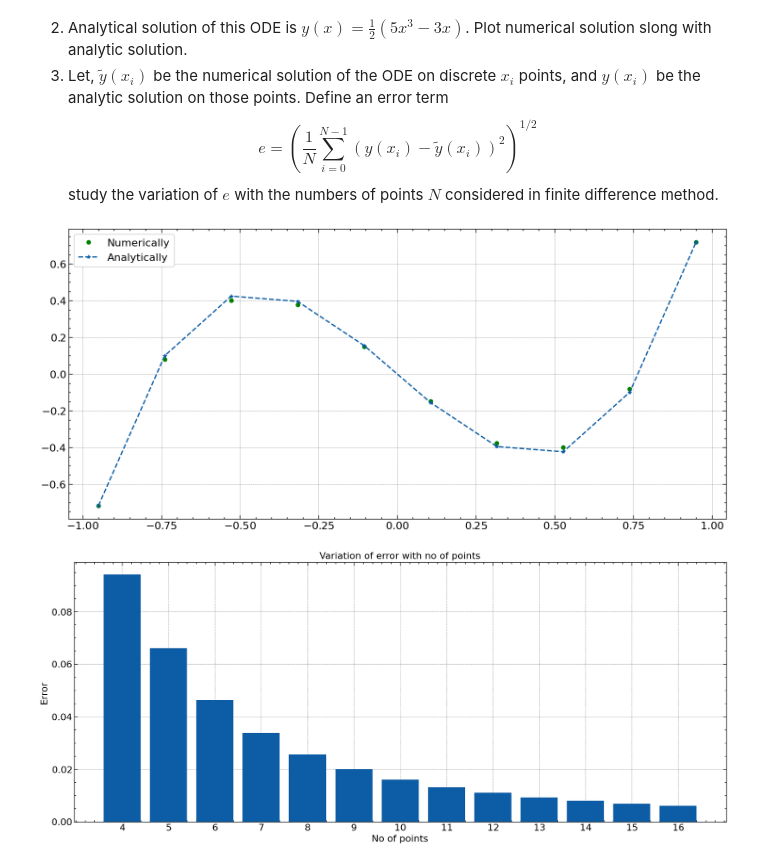
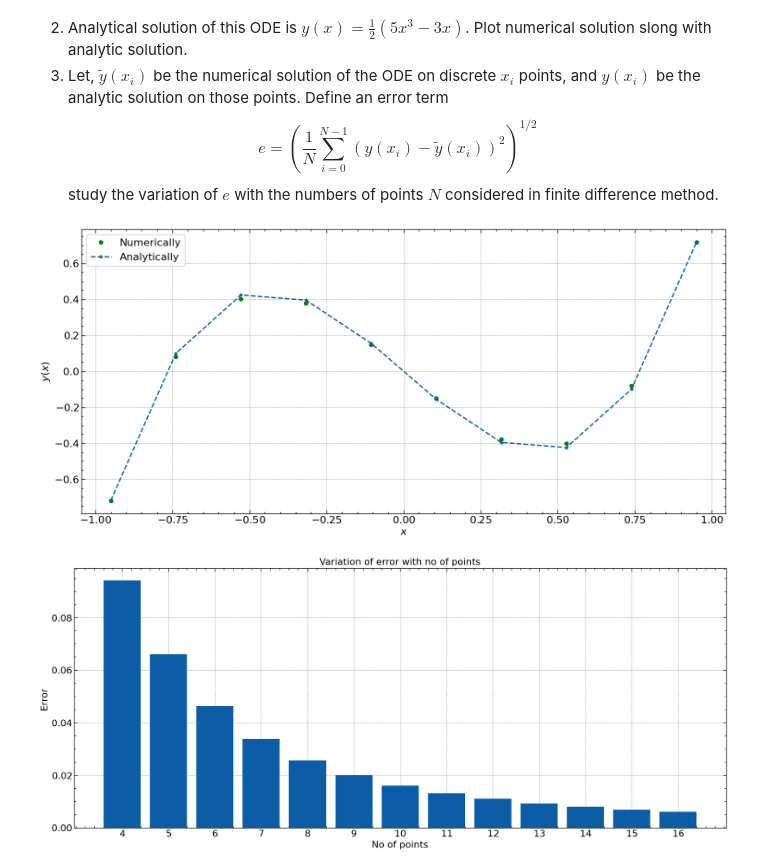
Before and after one commit to Souvik-0612/UnderGrad, a Jupyter notebook: 5th Sem/CollegeProject.ipynb, the cells around one changed output. Saved outputs shown, nothing was run; the diff lists cells and outputs as text; code cells hidden in the pictures.

```diff
--- a/5th Sem/CollegeProject.ipynb
+++ b/5th Sem/CollegeProject.ipynb
@@ -39,33 +39,34 @@ plt.style.use(['science', "notebook", "grid"])
 # %%
 def Solution(N):
     x, h = np.linspace(-0.95, 0.95, N, retstep=True)
 
     # Null matrices
     A = np.zeros((N, N))
     b = np.zeros((N))
 
     # Tridiagonal matrix
     for i in range(1, N-1):
         A[i][i-1] = (1 - x[i]**2)/h**2 + x[i]/h
         A[i][i] = 12 - 2*(1 - x[i]**2)/h**2
         A[i][i+1] = (1 - x[i]**2)/h**2 - x[i]/h
 
     # Boundary values
     A[0][0], A[-1][-1] = 1, 1
     b[0], b[-1] = -0.7184375, 0.7184375
 
     # Solve the linear equations
     return np.linalg.solve(A, b)
 N = 10
 x, h = np.linspace(-0.95, 0.95, N, retstep=True)
 # Plotting
 plt.figure(figsize=(18, 8))
 plt.plot(x, Solution(N), "og", label = "Numerically")
 plt.plot(x, 0.5*(5*x**3 - 3*x), "--*",label = "Analytically")
+plt.xlabel(r"$x$", size = 16); plt.ylabel(r"$y(x)$", size = 16)
 plt.legend()
 plt.show()
 # %% [output]
-[figure, old version]
+[figure, new version]
 # %%
 N = np.linspace(4, 16, 13)
 E = []
```
Also changed, not shown: parts of 11 cells of this notebook, 1 other file.
